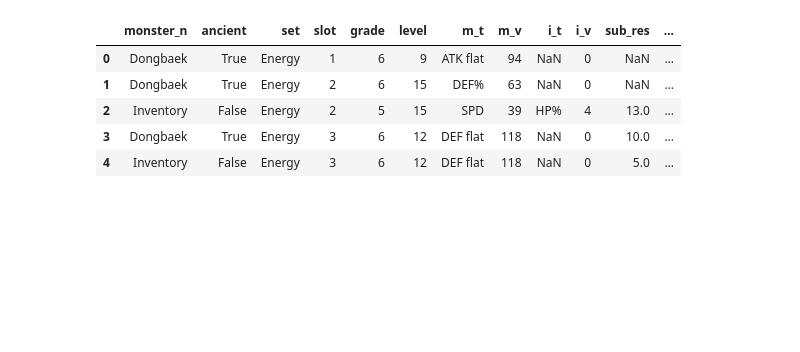
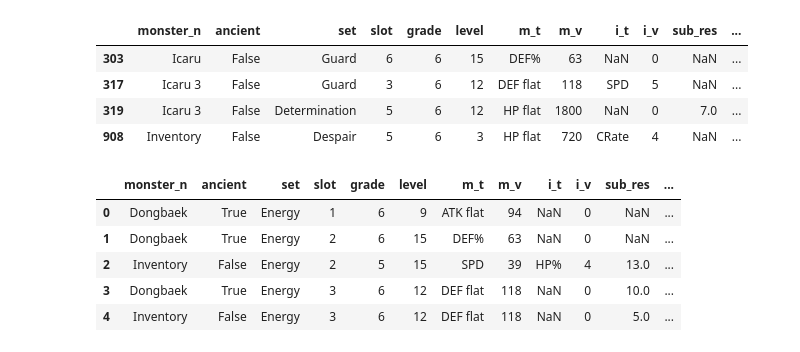
Before and after one commit to n8kim1/sw-rune-max-eff, a Jupyter notebook: sandbox.ipynb, the cells around one changed output. Cells and saved outputs as stored; diff of their text form; code cells hidden in the pictures; blank space fills up the shorter version.

```diff
--- a/sandbox.ipynb
+++ b/sandbox.ipynb
@@ -45,7 +45,7 @@ for label in substats_max:
 cols = [str(label+'_norm') for label in substats_max]
 cols.append('inh_norm')
 #find sum of columns specified
-df['sub_sum_norm'] = df[cols].sum(axis=1)
+df['tot_sum_norm'] = df[cols].sum(axis=1)
 # %%
 df['num_powerup_left'] = np.maximum(0, np.subtract(4, np.floor_divide(df['level'], 3)))
 df['num_powerup_used'] = np.minimum(4, np.floor_divide(df['level'], 3))
@@ -69,17 +69,79 @@ df['sub_inc_max_norm'] = (df['num_powerup_incsub_left']*2).where(~df['sub_spd'].
 df['sub_new_max_norm'] = df['num_powerup_newsub_left']
 # %%
 # and now sum for the "max" roll eff
-cols = ['sub_sum_norm', 'sub_inc_max_norm', 'sub_new_max_norm']
+cols = ['tot_sum_norm', 'sub_inc_max_norm', 'sub_new_max_norm']
 
 df['tot_max_norm'] = df[cols].sum(axis=1)
+# %%
+# worst cases:
+# TODO due to the chance of flat rolls, this is lower.
+# also like account for inc rolls can only be present stats; new rolls can only be one of each (not double-up into bad roll)
+df['sub_inc_min_norm'] = df['num_powerup_incsub_left'] * 0.5 # (0.5 is worstcase eff from a roll)
+df['sub_new_max_norm'] = df['num_powerup_newsub_left'] * 0.5
+cols = ['tot_sum_norm', 'sub_inc_min_norm', 'sub_new_max_norm']
+df['tot_min_norm'] = df[cols].sum(axis=1)
 # %%
-# for output
+# for ease in using the outputted sheet
 df['is_odd'] = df['slot'].apply(lambda x: (x%2!=0))
 
 certain_set = ['Blade', 'Fatal', 'Rage', 'Swift', 'Violent', 'Will']
 df['is_certain_set'] = df['set'].apply(lambda x: x in certain_set)
 
-df['tot_max_norm'] = df['tot_max_norm'].round(3)
+# TODO scale
+# df['tot_max_norm'] = (df['tot_max_norm']/9.round(3)
+# %%
+df['flag'] = False
+
+# goal: 200
+freq = 180
+mask_subset = (df['is_odd']) & (df['is_certain_set'])
+df_subset = df[ mask_subset]
+df_subset = df_subset.sort_values(by=['tot_sum_norm'], ascending=False)
+entry = df_subset.iloc[freq-1]
+sub_cutoff = entry.tot_sum_norm
+df['flag'] = mask_subset & (df['tot_max_norm'] < sub_cutoff) | df['flag']
+
+# goal: 100
+freq = 90
+mask_subset = (df['is_odd']) & (~df['is_certain_set'])
+df_subset = df[ mask_subset]
+df_subset = df_subset.sort_values(by=['tot_sum_norm'], ascending=False)
+entry = df_subset.iloc[freq-1]
+sub_cutoff = entry.tot_sum_norm
+df['flag'] = mask_subset & (df['tot_max_norm'] < sub_cutoff) | df['flag']
+
+# goal: 400
+freq = 320
+mask_subset = (~df['is_odd']) & (df['is_certain_set'])
+# print(sum(mask_subset))
+count_spd = sum(mask_subset & (df['m_t'] == 'SPD'))
+freq = freq-count_spd
+mask_subset = mask_subset & (df['m_t'] != 'SPD')
+df_subset = df[mask_subset]
+df_subset = df_subset.sort_values(by=['tot_sum_norm'], ascending=False)
+entry = df_subset.iloc[freq-1]
+sub_cutoff = entry.tot_sum_norm
+df['flag'] = mask_subset & (df['tot_max_norm'] < sub_cutoff) | df['flag']
+
+# goal: 200
+freq = 180
+mask_subset = (~df['is_odd']) & (~df['is_certain_set'])
+count_spd = sum(mask_subset & (df['m_t'] == 'SPD'))
+freq = freq-count_spd
+mask_subset = mask_subset & (df['m_t'] != 'SPD')
+df_subset = df[mask_subset]
+df_subset = df_subset.sort_values(by=['tot_sum_norm'], ascending=False)
+entry = df_subset.iloc[freq-1]
+sub_cutoff = entry.tot_sum_norm
+df['flag'] = mask_subset & (df['tot_max_norm'] < sub_cutoff) | df['flag']
+
+df[df['flag']]
+# %% [output]
+|  | monster_n | ancient | set | slot | grade | level | m_t | m_v | i_t | i_v | sub_res | ... |
+| 303 | Icaru | False | Guard | 6 | 6 | 15 | DEF% | 63 | NaN | 0 | NaN | ... |
+| 317 | Icaru 3 | False | Guard | 3 | 6 | 12 | DEF flat | 118 | SPD | 5 | NaN | ... |
+| 319 | Icaru 3 | False | Determination | 5 | 6 | 12 | HP flat | 1800 | NaN | 0 | 7.0 | ... |
+| 908 | Inventory | False | Despair | 5 | 6 | 3 | HP flat | 720 | CRate | 4 | NaN | ... |
 # %%
 pd.options.display.max_columns = None
 df.head()
```
Also changed, not shown: parts of 4 cells of this notebook.
